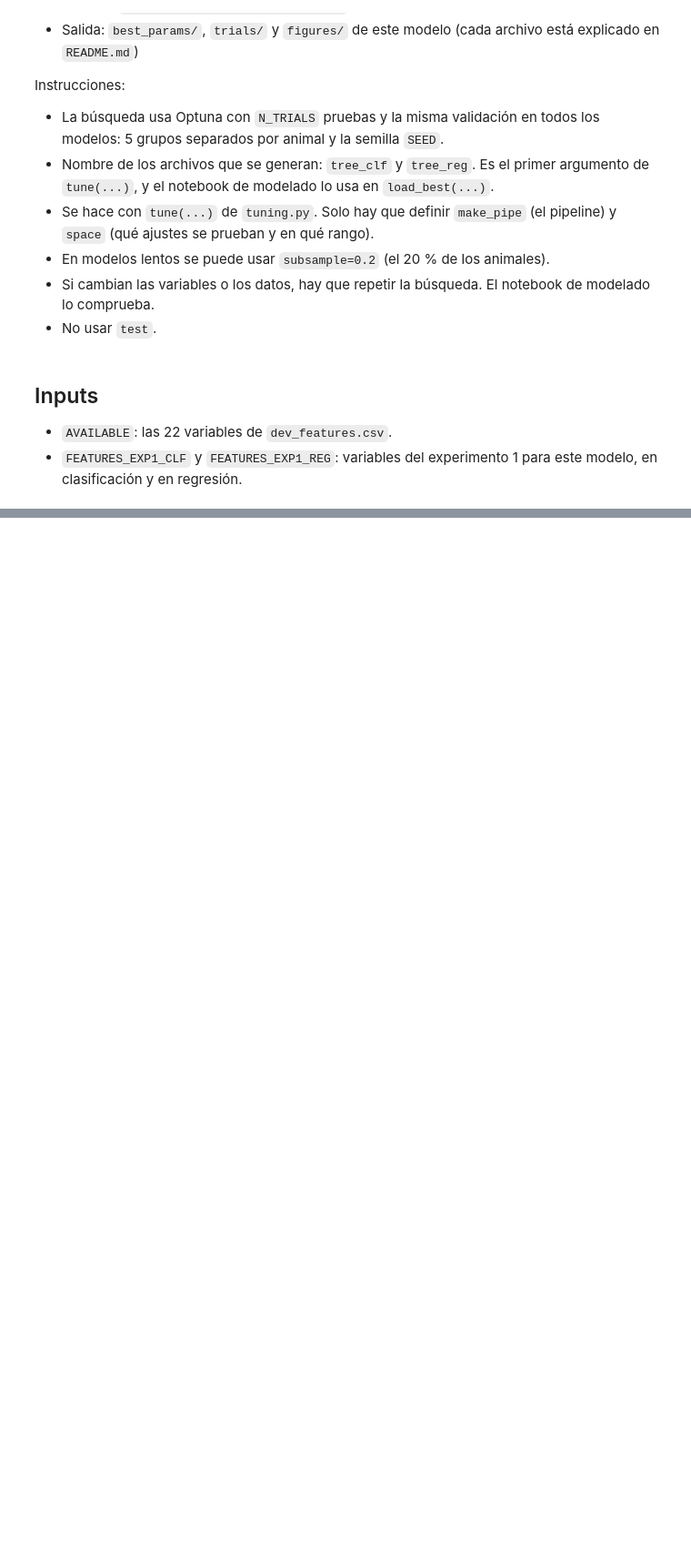
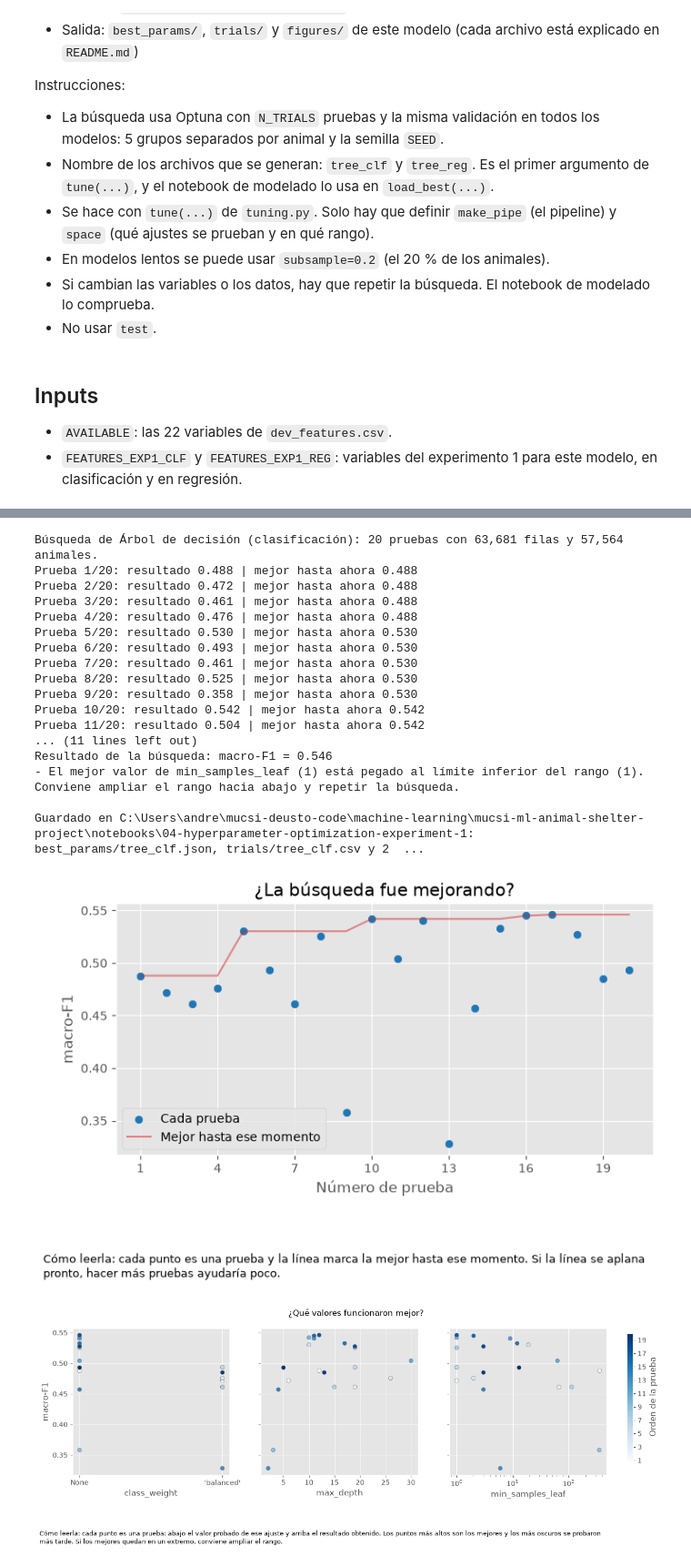
Before and after one commit to JorgeAVargasC/mucsi-ml-animal-shelter-project, a Jupyter notebook: notebooks/04-hyperparameter-optimization-experiment-1/04.1-decision-tree.ipynb, the cells around one changed output, grey strips where cells are left out. Shown at 91% size. Saved outputs shown, nothing was run; the diff lists cells and outputs as text; code cells hidden in the pictures; blank space fills up the shorter version.

Commit message:
feat: add decision tree and random forest notebooks

```diff
--- a/notebooks/04-hyperparameter-optimization-experiment-1/04.1-decision-tree.ipynb
+++ b/notebooks/04-hyperparameter-optimization-experiment-1/04.1-decision-tree.ipynb
@@ -59,0 +73,38 @@ Objetivo: `y_log_days`, solo con las filas donde `y_outcome == "Adoption"`. Se e
+# %%
+def make_pipe_clf(params):
+    return Pipeline([("prep", build_preprocessor(columns=FEATURES_EXP1_CLF)),
+                     ("model", DecisionTreeClassifier(random_state=SEED, **params))])
+
+def space_clf(trial):
+    return {"max_depth": trial.suggest_int("max_depth", 2, 30),
+            "min_samples_leaf": trial.suggest_int("min_samples_leaf", 1, 500, log=True),
+            "class_weight": trial.suggest_categorical("class_weight", [None, "balanced"])}
+
+PARAMS_HELP = {"max_depth": "Cuántas preguntas seguidas puede hacer el árbol (alto = más detalle).",
+               "min_samples_leaf": "Mínimo de animales en cada decisión final (alto = más estable).",
+               "class_weight": "balanced da más peso a las clases pequeñas."}
+
+study_clf = tune(
+    "tree_clf", make_pipe_clf, space_clf, data[FEATURES_EXP1_CLF], y_clf, groups,
+    scoring="f1_macro", features=FEATURES_EXP1_CLF, model_label="Árbol de decisión", task_label="clasificación",
+    params_help=PARAMS_HELP, n_trials=N_TRIALS)
+# %% [output]
+Búsqueda de Árbol de decisión (clasificación): 20 pruebas con 63,681 filas y 57,564 animales.
+Prueba 1/20: resultado 0.488 | mejor hasta ahora 0.488
+Prueba 2/20: resultado 0.472 | mejor hasta ahora 0.488
+Prueba 3/20: resultado 0.461 | mejor hasta ahora 0.488
+Prueba 4/20: resultado 0.476 | mejor hasta ahora 0.488
+Prueba 5/20: resultado 0.530 | mejor hasta ahora 0.530
+Prueba 6/20: resultado 0.493 | mejor hasta ahora 0.530
+Prueba 7/20: resultado 0.461 | mejor hasta ahora 0.530
+Prueba 8/20: resultado 0.525 | mejor hasta ahora 0.530
+Prueba 9/20: resultado 0.358 | mejor hasta ahora 0.530
+Prueba 10/20: resultado 0.542 | mejor hasta ahora 0.542
+Prueba 11/20: resultado 0.504 | mejor hasta ahora 0.542
+... (11 lines left out)
+Resultado de la búsqueda: macro-F1 = 0.546
+- El mejor valor de min_samples_leaf (1) está pegado al límite inferior del rango (1). Conviene ampliar el rango hacia abajo y repetir la búsqueda.
+
+Guardado en C:\Users\andre\mucsi-deusto-code\machine-learning\mucsi-ml-animal-shelter-project\notebooks\04-hyperparameter-optimization-experiment-1: best_params/tree_clf.json, trials/tree_clf.csv y 2  ...
+[figure, added]
+[figure, added]
```
Also changed, not shown: parts of 7 cells of this notebook, 22 other files.
